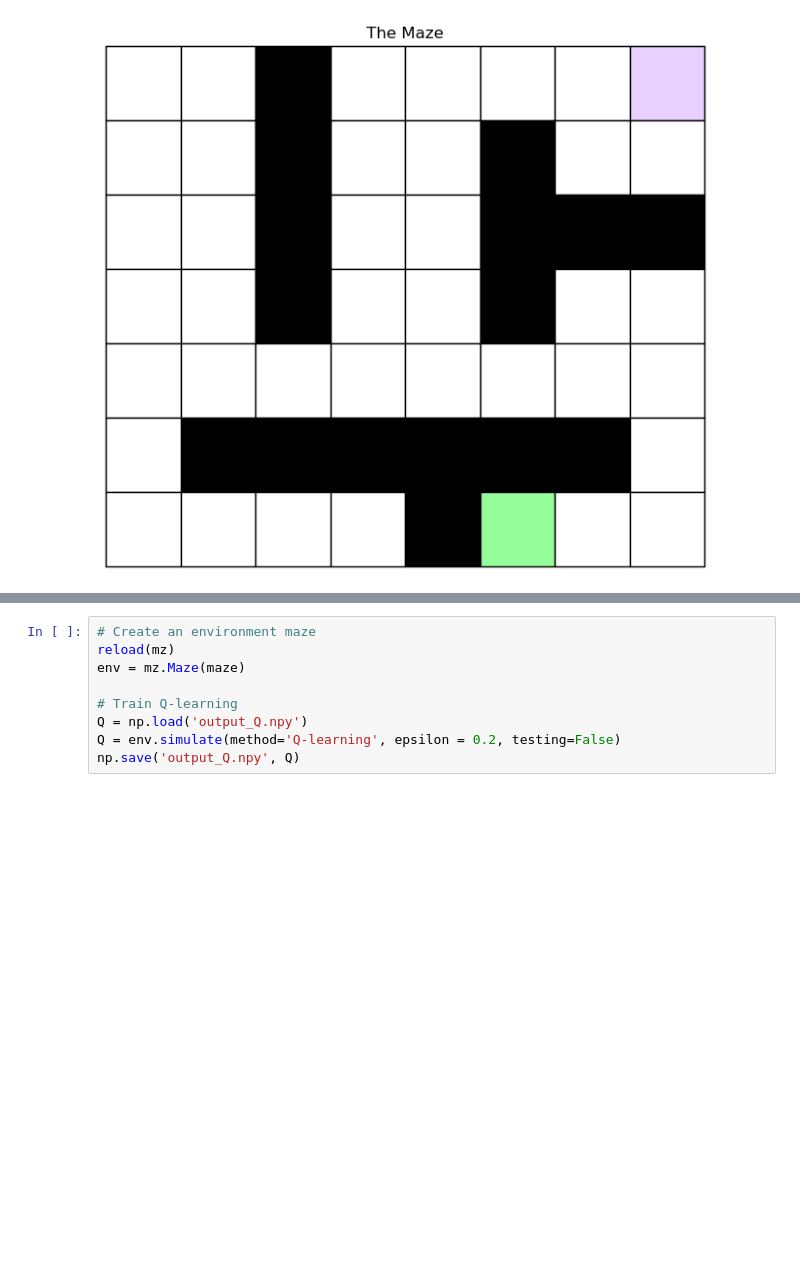
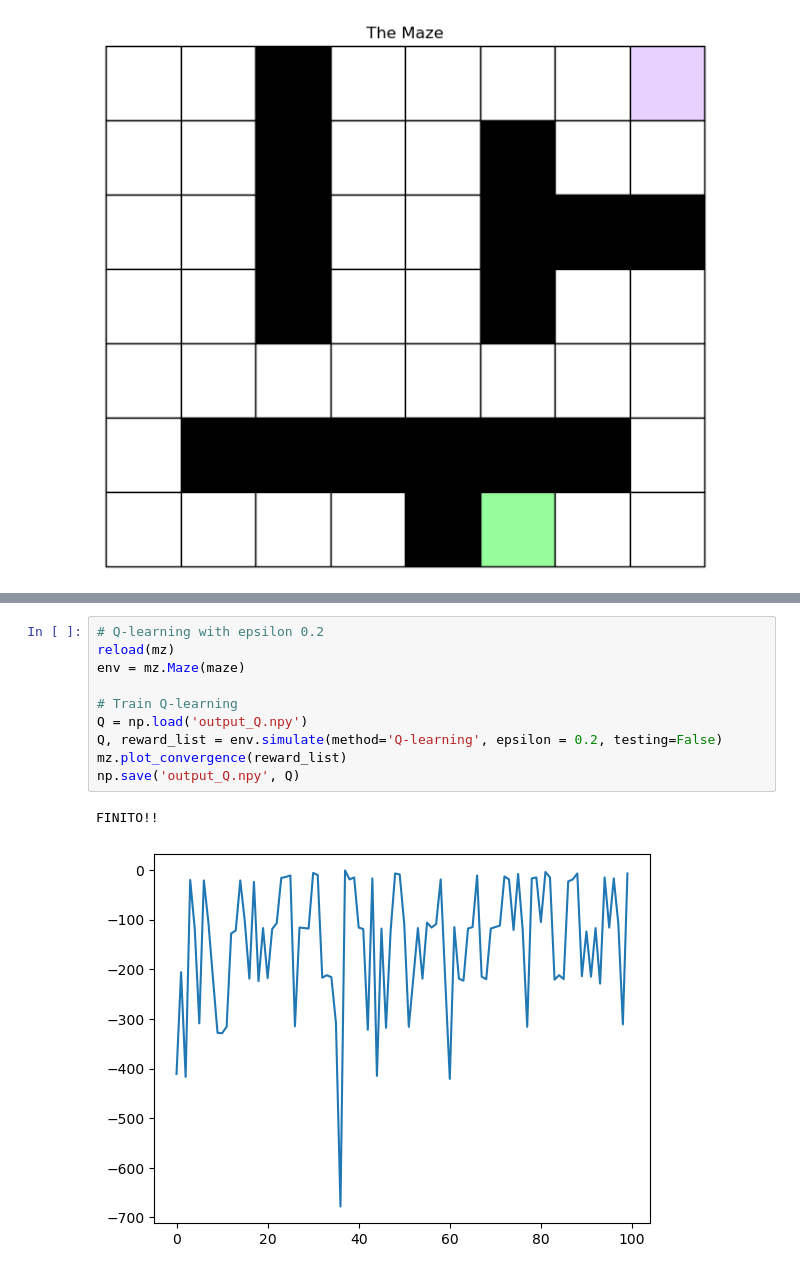
Before and after one commit to simoclemens/KTH-ReinforcementLearning, a Jupyter notebook: LAB1/EX1/problem1_B1.ipynb, the cells around one changed output, grey strips where cells are left out. Drawn from its saved outputs; the diff is of its cells as text; blank space fills up the shorter version.

```diff
--- a/LAB1/EX1/problem1_B1.ipynb
+++ b/LAB1/EX1/problem1_B1.ipynb
@@ -52,12 +58,16 @@ Mean step on win: 15.056827129320409
 # %%
-# Create an environment maze
+# Q-learning with epsilon 0.2
 reload(mz)
 env = mz.Maze(maze)
 
 # Train Q-learning
 Q = np.load('output_Q.npy')
-Q = env.simulate(method='Q-learning', epsilon = 0.2, testing=False)
+Q, reward_list = env.simulate(method='Q-learning', epsilon = 0.2, testing=False)
+mz.plot_convergence(reward_list)
 np.save('output_Q.npy', Q)
+# %% [output]
+FINITO!!
+[figure, added]
 # %%
 reload(mz)
 env = mz.Maze(maze)
```
Also changed, not shown: parts of 12 cells of this notebook, 3 other files.
